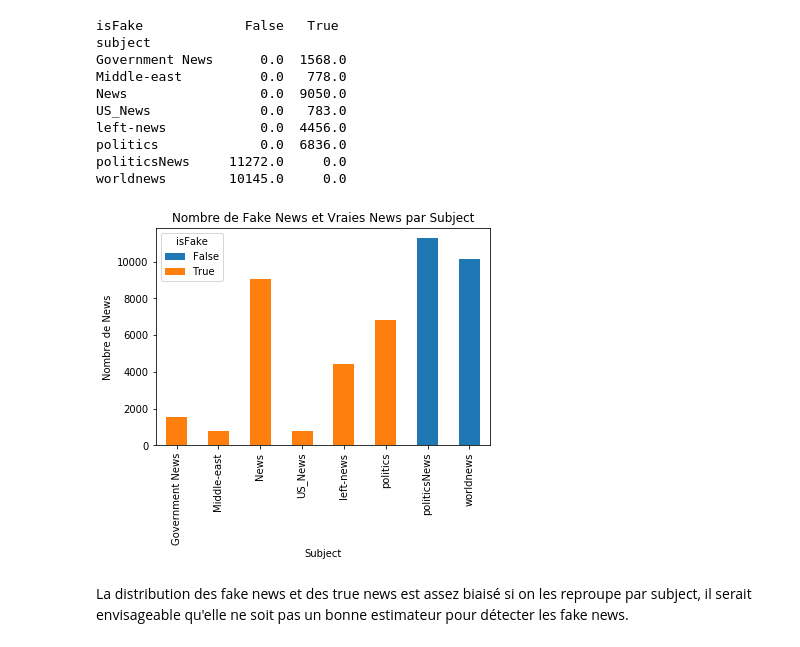
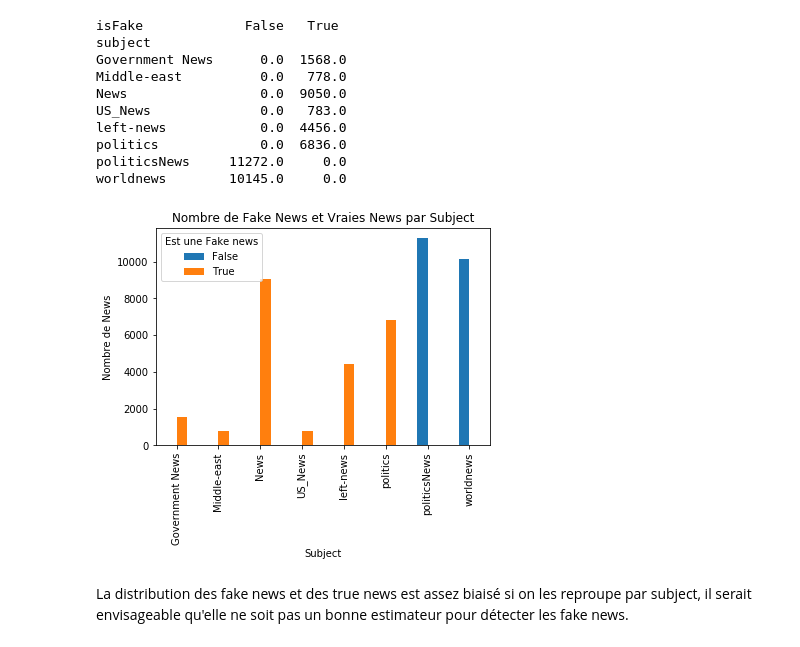
Before and after one commit to BatataNatna/Deep_Fake_project_2024, a Jupyter notebook: Data Analysis.ipynb, the cells around one changed output. Saved outputs shown, nothing was run; the diff lists cells and outputs as text; code cells hidden in the pictures.

```diff
--- a/Data Analysis.ipynb
+++ b/Data Analysis.ipynb
@@ -291,19 +291,19 @@ politicsNews     11272.0     0.0
 worldnews        10145.0     0.0
 # %%
 # Créer un graphique à barres empilées
-pivot.plot(kind='bar', stacked=True)
+count_by_subject.plot(kind='bar')
 
 # Ajouter des titres et labels
 plt.title('Nombre de Fake News et Vraies News par Subject')
 plt.xlabel('Subject')
 plt.ylabel('Nombre de News')
 
 # Afficher la légende
-plt.legend(title='isFake')
+plt.legend(title="Est une Fake news",loc="upper left")
 
 # Afficher le graphique
 plt.show()
 # %% [output]
-[figure, old version]
+[figure, new version]
 # %% [markdown]
 La distribution des fake news et des true news est assez biaisé si on les reproupe par subject, il serait envisageable qu'elle ne soit pas un bonne estimateur pour détecter les fake news.
```
